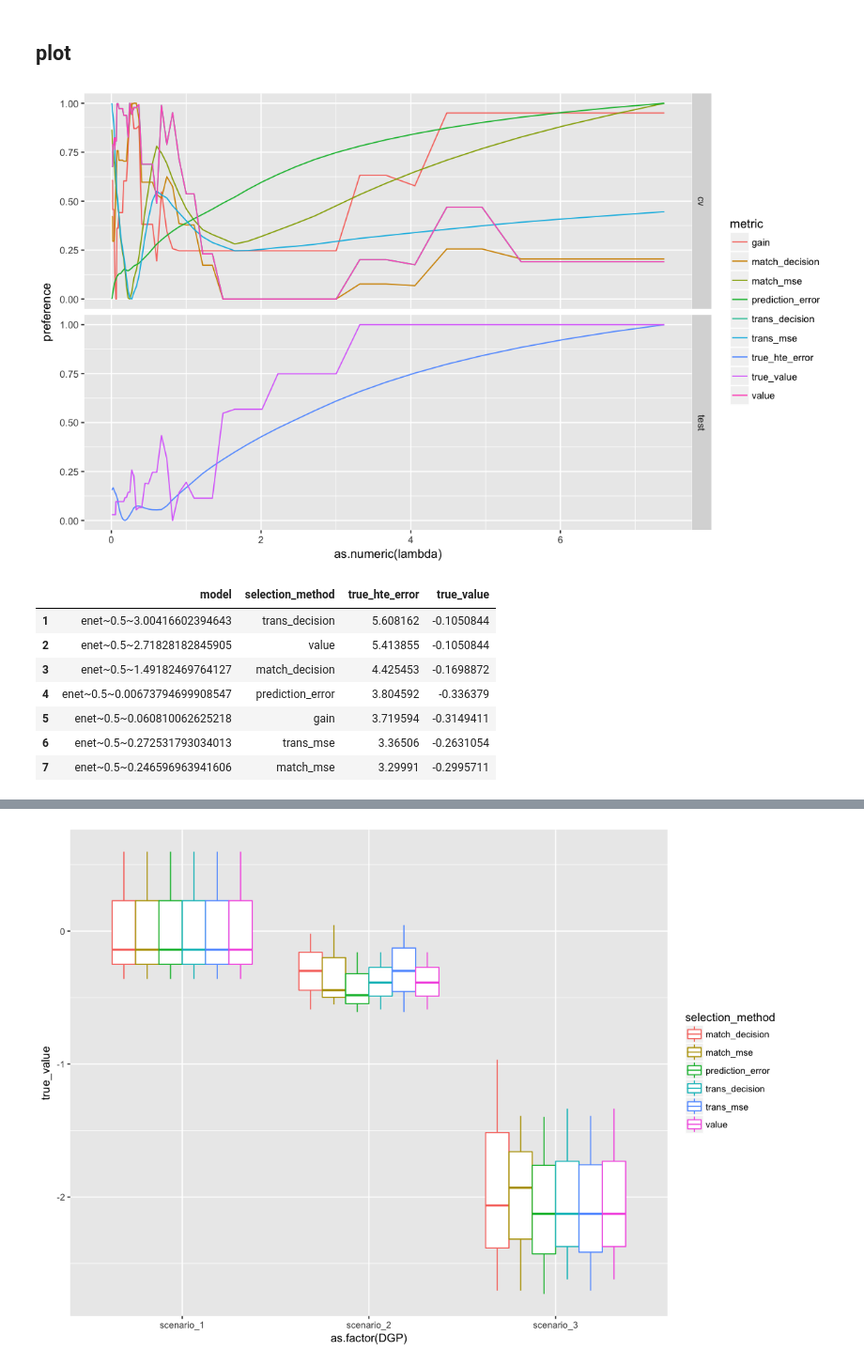
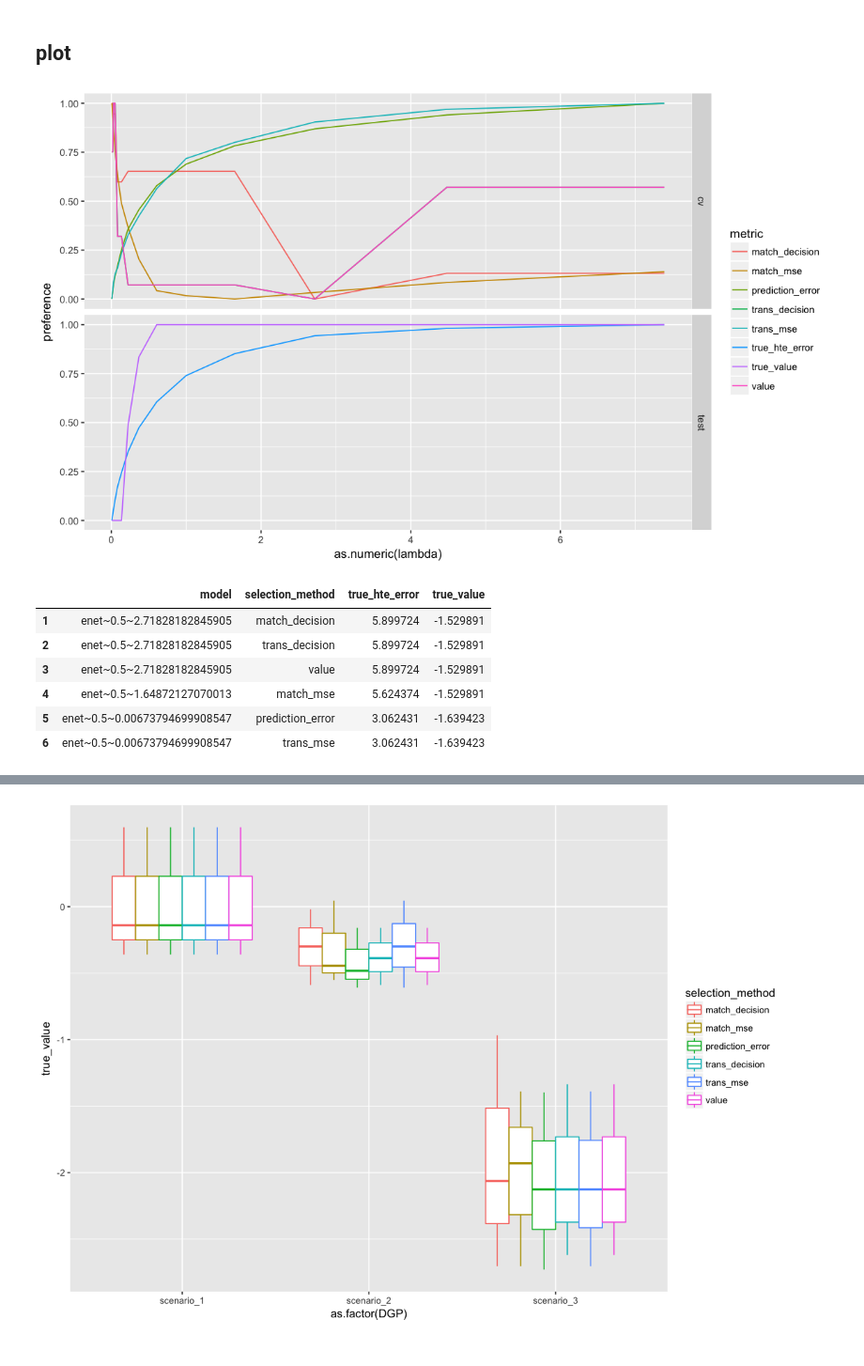
Before and after one commit to som-shahlab/ITE-model-selection, a Jupyter notebook: hte-cv-decision.ipynb, the cells around one changed output, grey strips where cells are left out. Shown at 94% size. Saved outputs shown, nothing was run; the diff lists cells and outputs as text; code cells hidden in the pictures.

```diff
--- a/hte-cv-decision.ipynb
+++ b/hte-cv-decision.ipynb
@@ -18,15 +14,22 @@ source("src/eval_hte_cv.R")
 # detach("package:plyr", unload=TRUE)
 # %%
-model = list(list(method="xgbTree",
-             tune_grid=expand.grid(nrounds = seq(1,501,10), max_depth = c(2), eta = 0.2)))
-# model = list(list(method="enet",
-#              tune_grid=expand.grid(fraction = 0.5, lambda=exp(seq(-5,2,0.1)))))
-DGP = DGPs[[5]]
+methods = list("ranger",
+               "enet")
+tune_grids = list(expand.grid(mtry = c(3,5),
+                              splitrule="variance",
+                              min.node.size=5),
+                  expand.grid(fraction=0.5,
+                              lambda=exp(seq(-5,2,0.5))))
+models = list(methods, tune_grids) %>%
+    pmap(~list(method=.x, tune_grid=.y))
+
+DGP = powers_DGPs()[[3]]
 training_percent = 0.5
 n_folds = 5
 rep = 1
 n = 100
 
 data_stuff = setup_data(DGP, n, training_percent, n_folds)
-estimate_stuff = data_stuff %$% get_estimates(data, model, cv_index, test_index, aux_data)
-error_stuff = estimate_stuff %$% get_errors(cv_estimates, test_estimates)
+estimate_stuff = data_stuff %$% get_estimates(data, models, cv_index, test_index)
+# estimate_stuff = data_stuff %$% get_estimates(data, list(models[[2]]), cv_index, test_index)
+error_stuff = estimate_stuff %$% get_errors(cv_estimates, test_estimates, data_stuff$aux_data)
@@ -45,41 +38,42 @@ cv_estimates %>% tail
 # %%
 options(repr.plot.width=10, repr.plot.height=6)
 
 cv_plot = error_stuff$cv_error %>%
-    separate(model, model %$% c(method, names(tune_grid)), sep="~") %>%
+    filter(str_detect(model,"^enet")) %>%
+    separate(model, c("method", names(models[[2]]$tune_grid)), sep="~") %>%
     rename(metric=selection_method) %>%
     group_by(metric) %>%
     mutate(preference = (error - min(error, na.rm=T))/(max(error, na.rm=T)-min(error, na.rm=T))) %>%
     mutate(evaluation = "cv")
 
 # ggplot(aes(x=as.numeric(nrounds), y=preference)) +
 #     geom_line(aes(color=metric))
 
 test_plot = error_stuff$test_error %>%
-    separate(model, model %$% c(method, names(tune_grid)), sep="~") %>%
+    filter(str_detect(model,"^enet")) %>%
+    separate(model, c("method", names(models[[2]]$tune_grid)), sep="~") %>%
     gather(metric, error, true_hte_error, true_value) %>%
     group_by(metric) %>%
     mutate(preference = (error - min(error))/(max(error)-min(error))) %>%
     mutate(evaluation = "test")
 
 # # ggplot(aes(x=as.numeric(nrounds), y=preference)) +
 # #     geom_line(aes(color=metric), size=3)
 
 cv_plot %>% bind_rows(test_plot) %>%
 ggplot(aes(x=as.numeric(lambda), y=preference)) +
     geom_line(aes(color=metric)) +
     facet_grid(evaluation~.)
 # %% [output]
-[figure, old version]
+[figure, new version]
 # %%
 error_stuff$true_selection_error %>% arrange(-true_hte_error) %>% data.frame
 # %% [output]
 |  | model | selection_method | true_hte_error | true_value |
-| 1 | enet~0.5~3.00416602394643 | trans_decision | 5.608162 | -0.1050844 |
-| 2 | enet~0.5~2.71828182845905 | value | 5.413855 | -0.1050844 |
-| 3 | enet~0.5~1.49182469764127 | match_decision | 4.425453 | -0.1698872 |
-| 4 | enet~0.5~0.00673794699908547 | prediction_error | 3.804592 | -0.336379 |
-| 5 | enet~0.5~0.060810062625218 | gain | 3.719594 | -0.3149411 |
-| 6 | enet~0.5~0.272531793034013 | trans_mse | 3.36506 | -0.2631054 |
-| 7 | enet~0.5~0.246596963941606 | match_mse | 3.29991 | -0.2995711 |
+| 1 | enet~0.5~2.71828182845905 | match_decision | 5.899724 | -1.529891 |
+| 2 | enet~0.5~2.71828182845905 | trans_decision | 5.899724 | -1.529891 |
+| 3 | enet~0.5~2.71828182845905 | value | 5.899724 | -1.529891 |
+| 4 | enet~0.5~1.64872127070013 | match_mse | 5.624374 | -1.529891 |
+| 5 | enet~0.5~0.00673794699908547 | prediction_error | 3.062431 | -1.639423 |
+| 6 | enet~0.5~0.00673794699908547 | trans_mse | 3.062431 | -1.639423 |
 # %%
```
Also changed, not shown: parts of 7 cells of this notebook, 14 other files.
